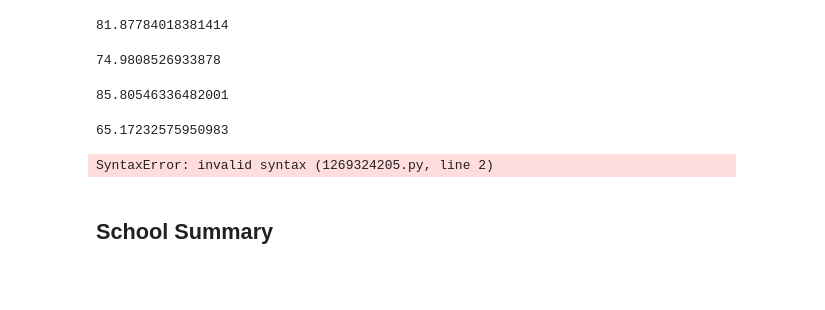
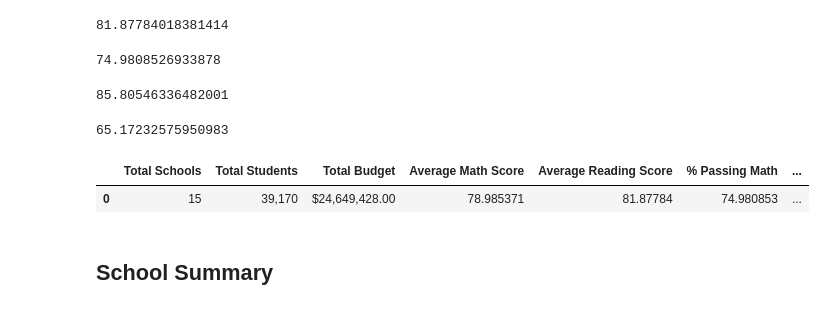
Before and after one commit to kirbysmith434/pandas-challenge, a Jupyter notebook: PyCitySchools/PyCitySchools_starter.ipynb, the cells around one changed output. Cells and saved outputs as stored; diff of their text form; code cells hidden in the pictures; blank space fills up the shorter version.

```diff
--- a/PyCitySchools/PyCitySchools_starter.ipynb
+++ b/PyCitySchools/PyCitySchools_starter.ipynb
@@ -97,17 +97,58 @@ overall_passing_rate = passing_math_reading_count /  float(student_count) * 100
 overall_passing_rate
 # %% [output]
 65.17232575950983
-# %%
-# Create a high-level snapshot of the district's key metrics in a DataFrame
-district_summary =
-
-# Formatting
-district_summary["Total Students"] = district_summary["Total Students"].map("{:,}".format)
-district_summary["Total Budget"] = district_summary["Total Budget"].map("${:,.2f}".format)
-
-# Display the DataFrame
-district_summary
-# %% [output]
-SyntaxError: invalid syntax (1269324205.py, line 2)
+# %%
+# Import the Pandas library
+
+import pandas as pd
+
+
+# Load data from CSV files
+school_data = pd.read_csv(school_data_to_load)
+student_data = pd.read_csv(student_data_to_load)
+
+#refer up to the calculations performed
+total_schools = 15
+total_students = 39170
+total_budget = 24649428
+average_math_score = 78.98537145774827
+average_reading_score = 81.87784018381414
+passing_math_percentage = 74.9808526933878
+passing_reading_percentage = 85.80546336482001
+overall_passing_percentage = 65.17232575950983
+
+# Create a high-level snapshot of the district's key metrics in a DataFrame
+district_summary_df = pd.DataFrame({
+    "Total Schools": [total_schools],
+    "Total Students": [total_students],
+    "Total Budget": [total_budget],
+    "Average Math Score": [average_math_score],
+    "Average Reading Score": [average_reading_score],
+    "% Passing Math": [passing_math_percentage],
+    "% Passing Reading": [passing_reading_percentage],
+    "% Overall Passing": [overall_passing_percentage]
+})
+
+# Calculate school-level metrics
+school_grouped = student_data.groupby("school_name")
+school_type = school_data.set_index("school_name")["type"]
+total_students_school = school_grouped["Student ID"].count()
+total_budget_school = school_data.set_index("school_name")["budget"]
+per_student_budget = total_budget_school / total_students_school
+average_math_score_school = school_grouped["math_score"].mean()
+average_reading_score_school = school_grouped["reading_score"].mean()
+passing_math_percentage_school = (student_data[student_data["math_score"] >= 70].groupby("school_name")["Student ID"].count() / total_students_school) * 100
+passing_reading_percentage_school = (student_data[student_data["reading_score"] >= 70].groupby("school_name")["Student ID"].count() / total_students_school) * 100
+overall_passing_percentage_school = (student_data[(student_data["math_score"] >= 70) & (student_data["reading_score"] >= 70)].groupby("school_name")["Student ID"].count() / total_students_school) * 100
+
+# Formatting
+district_summary_df["Total Students"] = district_summary_df["Total Students"].map("{:,}".format)
+district_summary_df["Total Budget"] = district_summary_df["Total Budget"].map("${:,.2f}".format)
+
+# Display the DataFrame
+district_summary_df
+# %% [output]
+|  | Total Schools | Total Students | Total Budget | Average Math Score | Average Reading Score | % Passing Math | ... |
+| 0 | 15 | 39,170 | $24,649,428.00 | 78.985371 | 81.87784 | 74.980853 | ... |
 # %% [markdown]
 ## School Summary
```
Also changed, not shown: parts of 18 cells of this notebook, 1 other file.
